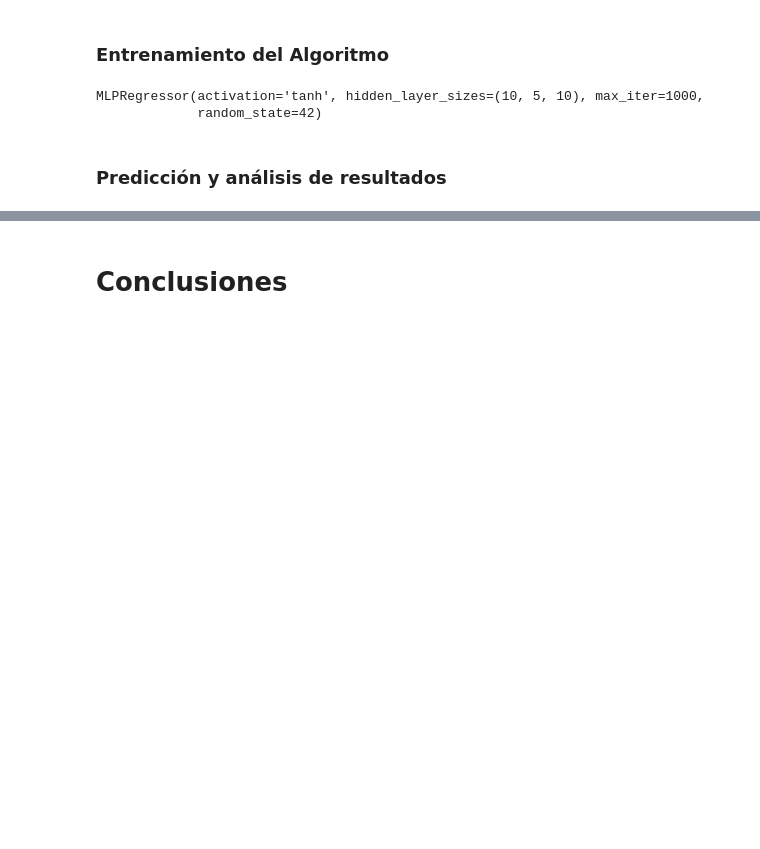
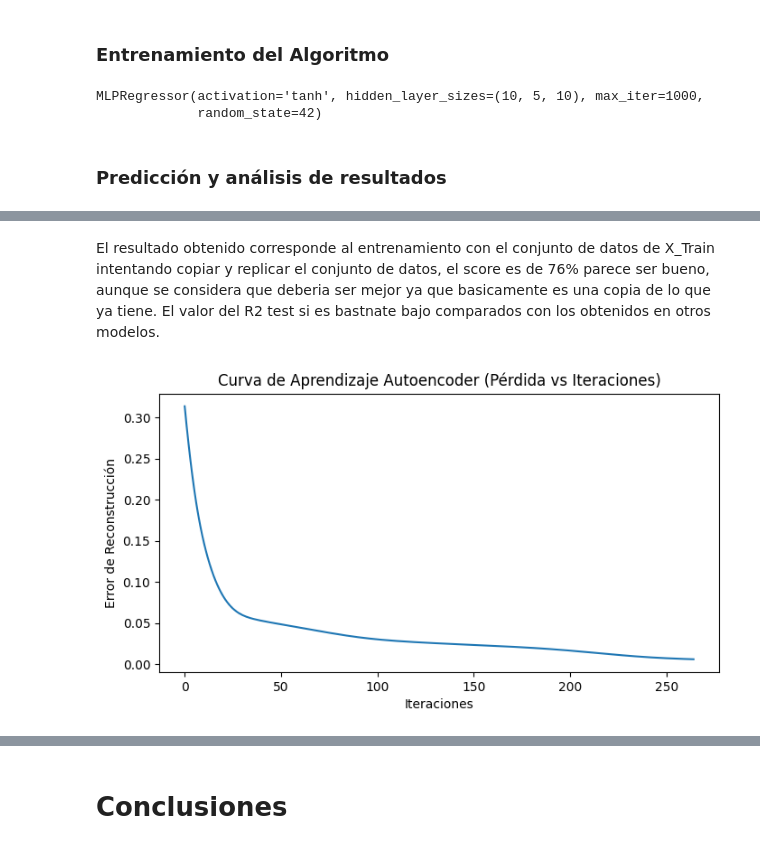
Before and after one commit to ivancepedagomez-sys/Proyecto_Titanic, a Jupyter notebook: Titanic_Project.ipynb, the cells around one changed output, grey strips where cells are left out. Cells and saved outputs as stored; diff of their text form; code cells hidden in the pictures; blank space fills up the shorter version.

Commit message:
Análisis de los modelos entrenados y consluiones

```diff
--- a/Titanic_Project.ipynb
+++ b/Titanic_Project.ipynb
@@ -3044,0 +3043,12 @@ Aplicar el modelo al conjunto test para clasificar esas nuevas observaciones y o
+# %% [markdown]
+El resultado obtenido corresponde al entrenamiento con el conjunto de datos de X_Train intentando copiar y replicar el conjunto de datos, el score es de 76% parece ser bueno, aunque se considera que deberia ser mejor ya que basicamente es una copia de lo que ya tiene. El valor del R2 test si es bastnate bajo comparados con los obtenidos en otros modelos.
+# %%
+# Gráfica de Pérdida (para ver si aprendió)
+plt.figure(figsize=(8, 4))
+plt.plot(autoencoder.loss_curve_)
+plt.title("Curva de Aprendizaje Autoencoder (Pérdida vs Iteraciones)")
+plt.xlabel("Iteraciones")
+plt.ylabel("Error de Reconstrucción")
+plt.show()
+# %% [output]
+[figure, added]
```
Also changed, not shown: parts of 43 cells of this notebook.
